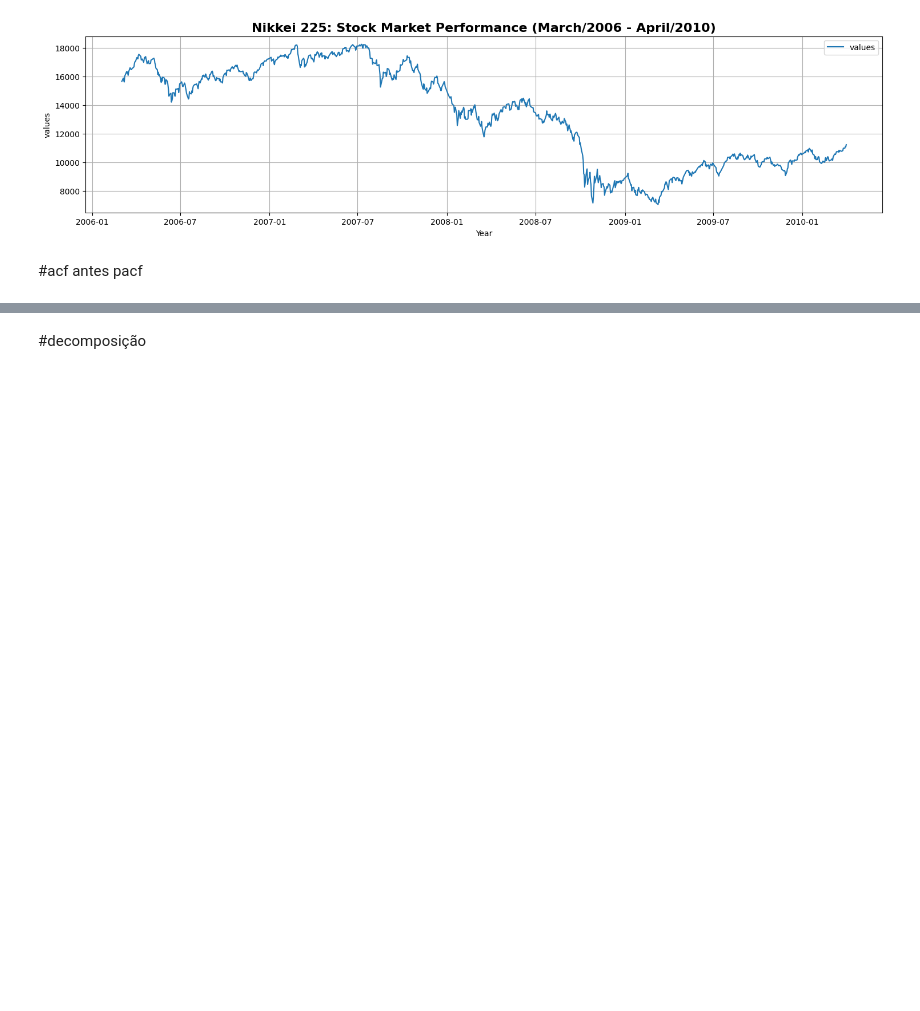
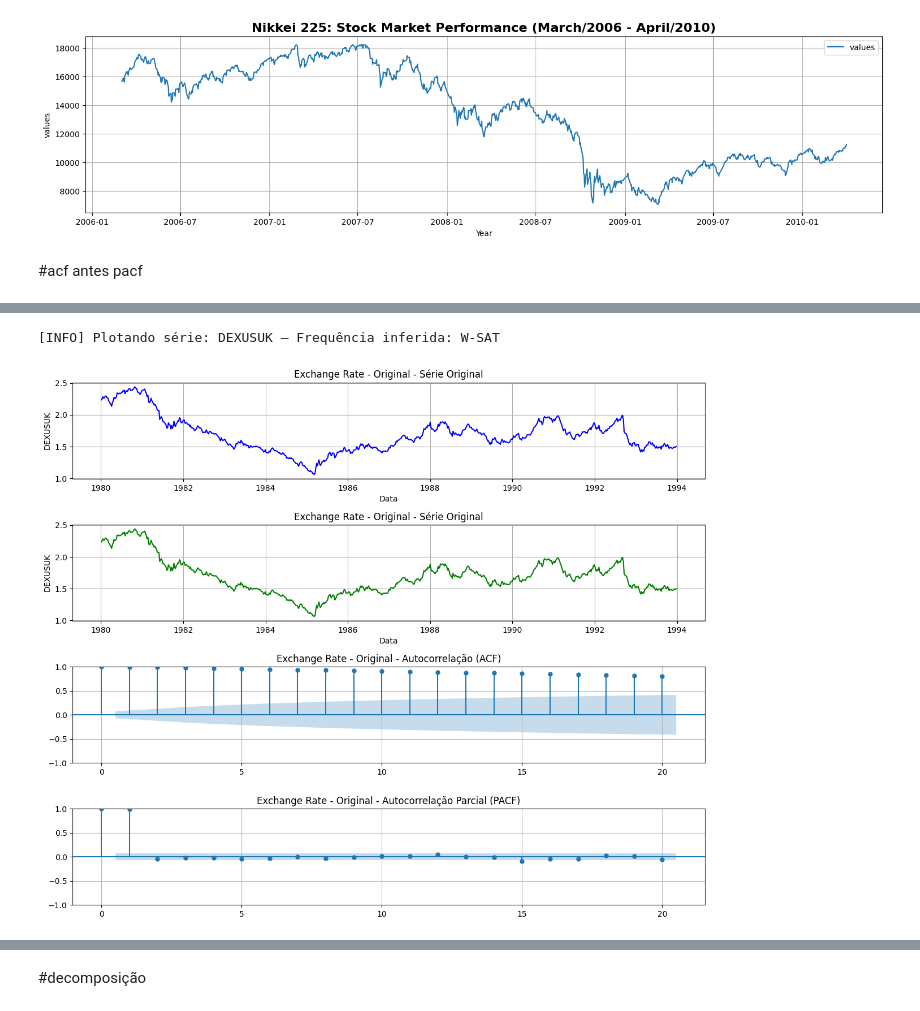
Before and after one commit to metsumesquita/master_degree_UPE, a Jupyter notebook: Hybrid_Model_project.ipynb, the cells around one changed output, grey strips where cells are left out. Drawn from its saved outputs; the diff is of its cells as text; code cells hidden in the pictures; blank space fills up the shorter version.

```diff
--- a/Hybrid_Model_project.ipynb
+++ b/Hybrid_Model_project.ipynb
@@ -363,0 +392,5 @@ def gerar_graficos_temporais(df, titulo):
+# %%
+gerar_graficos_temporais(exchange_data, "Exchange Rate - Original")
+# %% [output]
+[INFO] Plotando série: DEXUSUK — Frequência inferida: W-SAT
+[figure, added]
```
Also changed, not shown: parts of 111 cells of this notebook.
